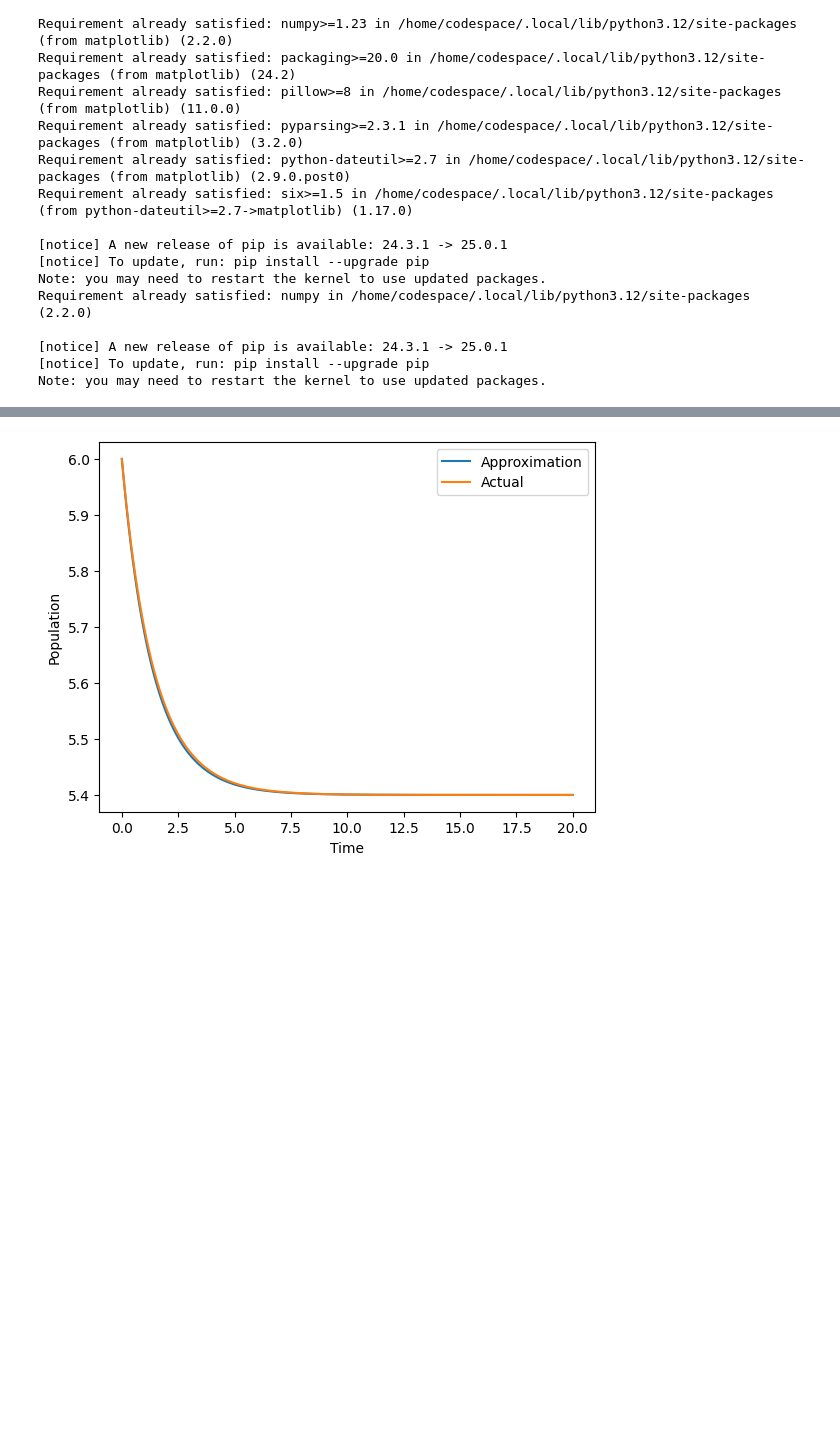
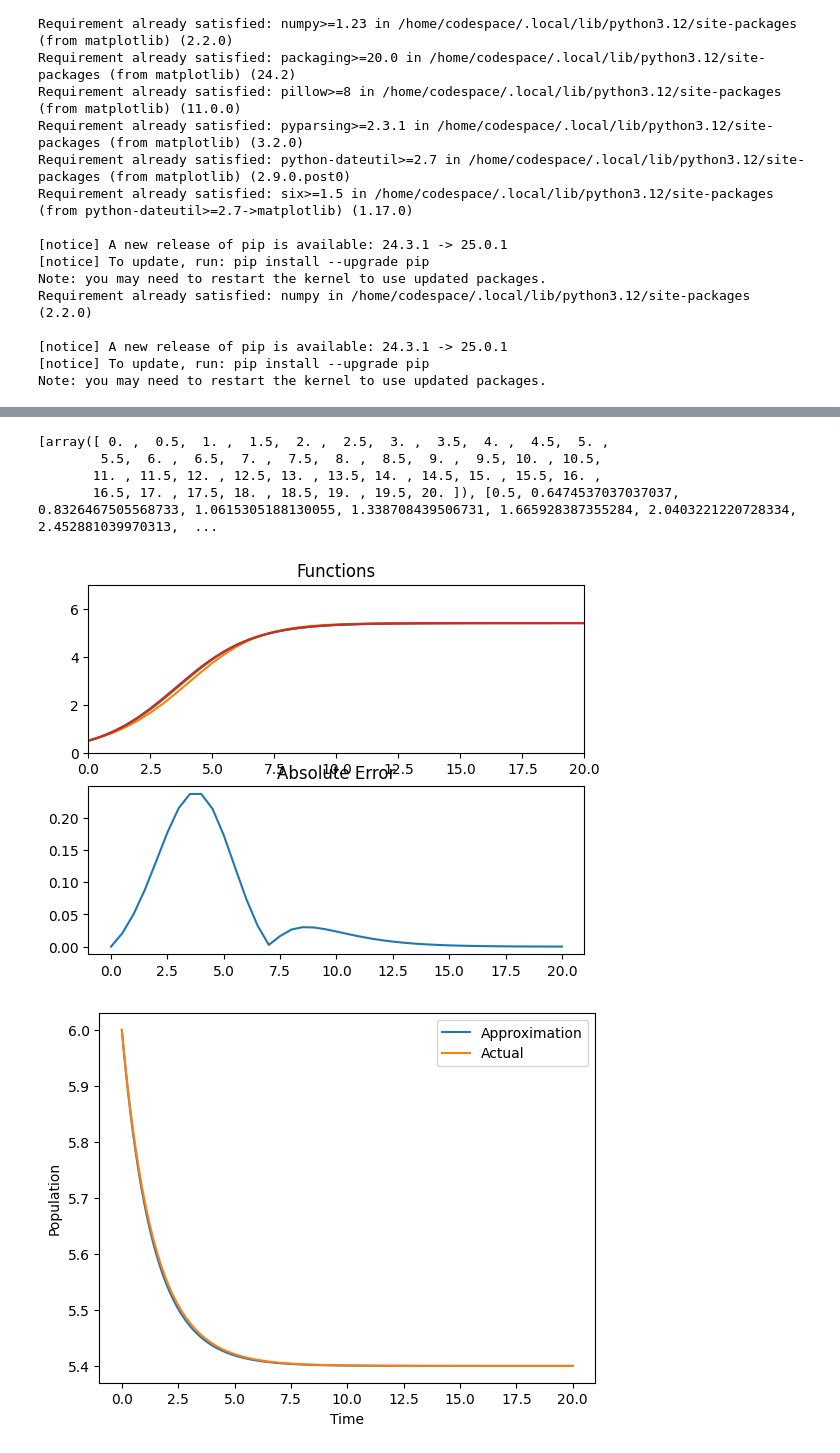
Before and after one commit to MrAnish123/Differential-Equations-Project-1, a Jupyter notebook: SetA.ipynb, the cells around one changed output, grey strips where cells are left out. Saved outputs shown, nothing was run; the diff lists cells and outputs as text; code cells hidden in the pictures; blank space fills up the shorter version.

Commit message:
organization / all plots for set A

```diff
--- a/SetA.ipynb
+++ b/SetA.ipynb
@@ -84,3 +62,65 @@ NameError: name 't' is not defined
+# %%
+#Task set A, problem 2, h = 0.5
+e = math.e
+
+r = 0.65                                 #Constant rate
+L = 5.4                                 #Constant carrying capacity
+
+h_1 = 0.5
+h_2 = 0.1
+h_3 = 0.01
+
+euler_plot_h1 = eulers_method(x_0=0.5, t_interval=(0, 20), h=h_1, dxdt=mountain_lion_dxdt, r=r, L=L)
+euler_plot_h2 = eulers_method(x_0=0.5, t_interval=(0, 20), h=h_2, dxdt=mountain_lion_dxdt, r=r, L=L)
+euler_plot_h3 = eulers_method(x_0=0.5, t_interval=(0, 20), h=h_3, dxdt=mountain_lion_dxdt, r=r, L=L)
+
+actual_plot_1 = get_plot(t_interval=(0, 20), num_points=len(euler_plot_h1[0]), xt=mountain_lion_xt, r=r, L=L)
+actual_plot_2 = get_plot(t_interval=(0, 20), num_points=len(euler_plot_h2[0]), xt=mountain_lion_xt, r=r, L=L)
+actual_plot_3 = get_plot(t_interval=(0, 20), num_points=len(euler_plot_h3[0]), xt=mountain_lion_xt, r=r, L=L)
+
+error_plot_1 = [actual_plot_1[0], list(map(abs, np.array(actual_plot_1[1]) - np.array(euler_plot_h1[1])))]
+error_plot_2 = [actual_plot_2[0], list(map(abs, np.array(actual_plot_2[1]) - np.array(euler_plot_h2[1])))]
+error_plot_3 = [actual_plot_3[0], list(map(abs, np.array(actual_plot_3[1]) - np.array(euler_plot_h3[1])))]
+
+figure, axes = plt.subplots(2, 1)             #Required for multiple plots     (2 rows 1 col)
+
+print(euler_plot_h1)
+
+axes[0].set_xlim((0, 20))
+axes[0].set_ylim((0, 7))
+
+axes[0].plot(actual_plot_1[0], actual_plot_1[1])
+axes[0].plot(euler_plot_h1[0], euler_plot_h1[1])
+axes[0].plot(euler_plot_h2[0], euler_plot_h2[1])
+axes[0].plot(euler_plot_h3[0], euler_plot_h3[1])
+
+
+
+axes[1].plot(error_plot_1[0], error_plot_1[1])
+
+#axes[0].plot(t ,x)                           #Create Euler's plot             (1st column plot)
+#axes[0].plot(t, xActual)                     #Create actual function plot     (1st column plot)
+#axes[1].plot(t, yError)                      #Create error plot               (2nd column plot)
+
+#plt.semilogy()
+
+#axes[0].xlabel('Time')
+#axes[0].ylabel('Population')
+#axes[0].legend(['Approximation', 'Actual'])
+axes[0].set_title('Functions')                        #Add title to plot
+
+#axes[1].xlabel('Time')
+#axes[1].ylabel('Error')
+#axes[1].legend(['Absolute Error'])
+axes[1].set_title('Absolute Error')                   #Add title to plot
+
+plt.show()                                            #Print plot
+# %% [output]
+[array([ 0. ,  0.5,  1. ,  1.5,  2. ,  2.5,  3. ,  3.5,  4. ,  4.5,  5. ,
+        5.5,  6. ,  6.5,  7. ,  7.5,  8. ,  8.5,  9. ,  9.5, 10. , 10.5,
+       11. , 11.5, 12. , 12.5, 13. , 13.5, 14. , 14.5, 15. , 15.5, 16. ,
+       16.5, 17. , 17.5, 18. , 18.5, 19. , 19.5, 20. ]), [0.5, 0.6474537037037037, 0.8326467505568733, 1.0615305188130055, 1.338708439506731, 1.665928387355284, 2.0403221220728334, 2.452881039970313,  ...
+[figure, added]
 # %%
 #Task set A, problem 2, h = 0.1
 
```
Also changed, not shown: parts of 2 cells of this notebook.
